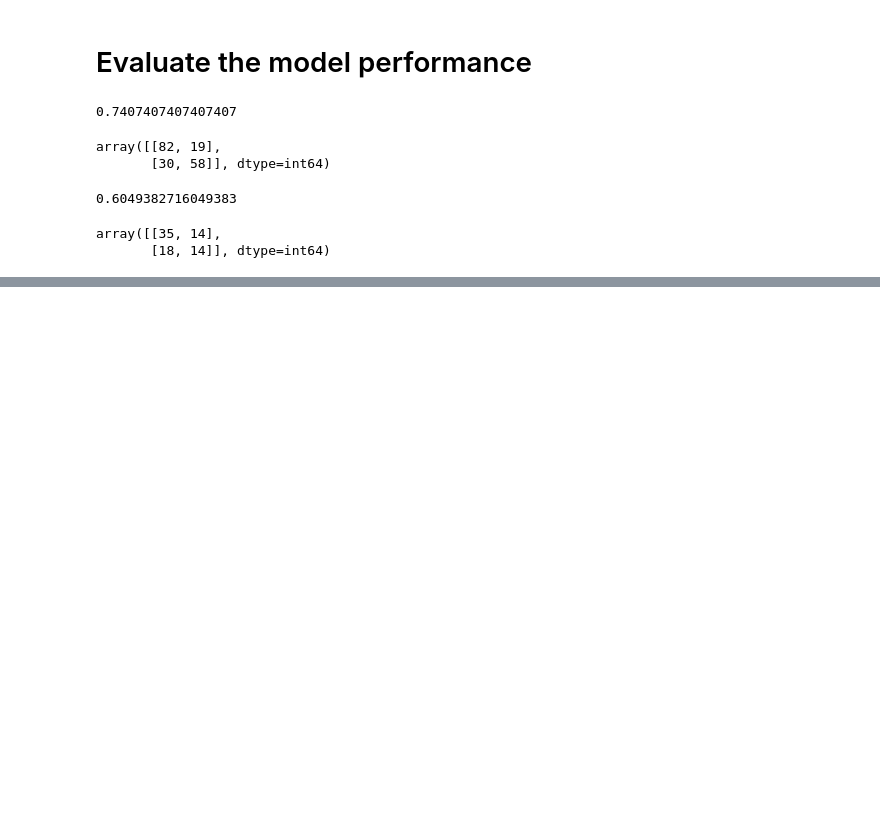
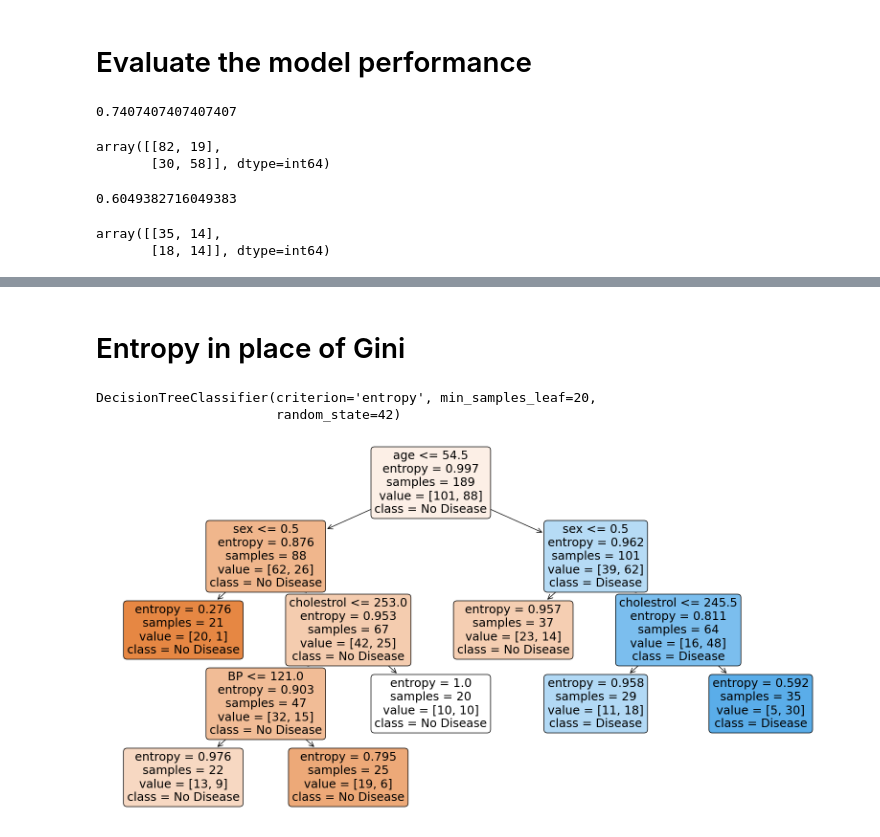
Before and after one commit to sayande01/Heart_Disease_Decison_Tree, a Jupyter notebook: Decision Tree.ipynb, the cells around one changed output, grey strips where cells are left out. Drawn from its saved outputs; the diff is of its cells as text; code cells hidden in the pictures; blank space fills up the shorter version.

```diff
--- a/Decision Tree.ipynb
+++ b/Decision Tree.ipynb
@@ -106,0 +218,14 @@ array([[35, 14],
+# %% [markdown]
+# Entropy in place of Gini
+# %%
+dt_leaf_ent = DecisionTreeClassifier(min_samples_leaf=20,random_state = 42,criterion='entropy')
+dt_leaf_ent.fit(X_train, y_train)
+# %% [output]
+DecisionTreeClassifier(criterion='entropy', min_samples_leaf=20,
+                       random_state=42)
+# %%
+plt.figure(figsize=(20, 10))
+tree.plot_tree(dt_leaf_ent, feature_names=feature_names, class_names=class_names, filled=True, rounded=True)
+plt.show()
+# %% [output]
+[figure, added]
```
Also changed, not shown: parts of 31 cells of this notebook.
